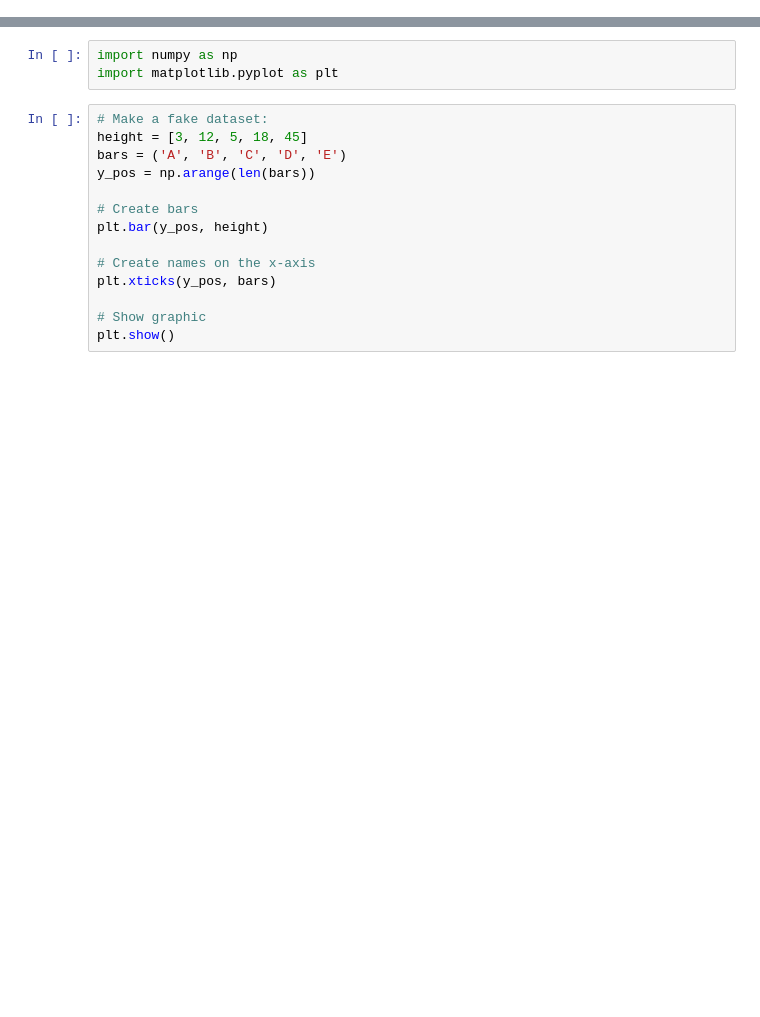
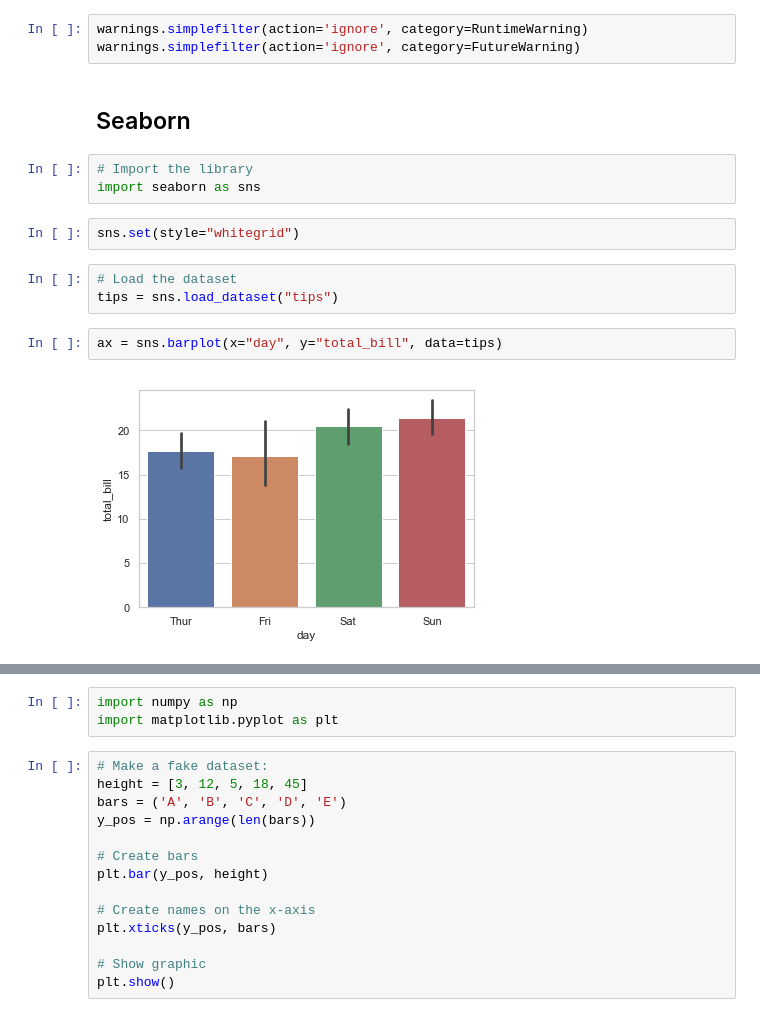
Before and after one commit to nicotom/visualization_catalog, a Jupyter notebook: Ranking/bar.ipynb, the cells around one changed output, grey strips where cells are left out. Cells and saved outputs as stored; diff of their text form; blank space fills up the shorter version.

Commit message:
Update barplot

```diff
--- a/Ranking/bar.ipynb
+++ b/Ranking/bar.ipynb
@@ -0,0 +3,17 @@
+# %%
+warnings.simplefilter(action='ignore', category=RuntimeWarning)
+warnings.simplefilter(action='ignore', category=FutureWarning)
+# %% [markdown]
+## Seaborn
+# %%
+# Import the library
+import seaborn as sns
+# %%
+sns.set(style="whitegrid")
+# %%
+# Load the dataset
+tips = sns.load_dataset("tips")
+# %%
+ax = sns.barplot(x="day", y="total_bill", data=tips)
+# %% [output]
+[figure, added]
```
Also changed, not shown: parts of 8 cells of this notebook, 1 other file.
